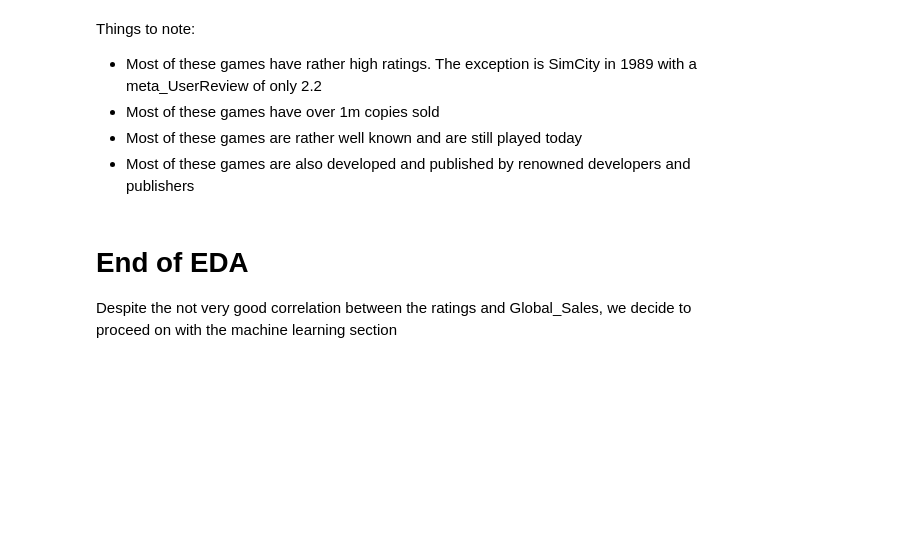
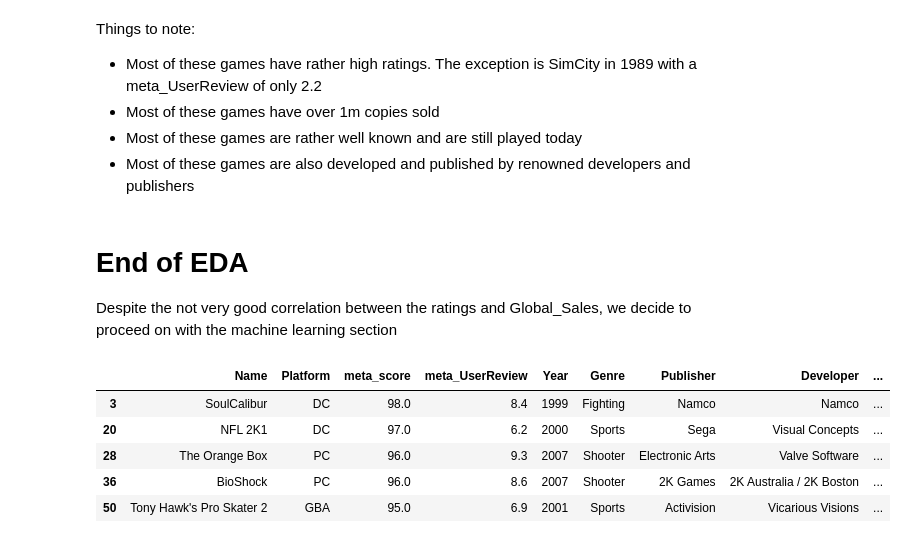
Before and after one commit to Adren98/GAME-SALES-AND-RATINGS-1015-SC3, a Jupyter notebook: EDA_working/EDA.ipynb, the cells around one changed output. Saved outputs shown, nothing was run; the diff lists cells and outputs as text; code cells hidden in the pictures; blank space fills up the shorter version.

```diff
--- a/EDA_working/EDA.ipynb
+++ b/EDA_working/EDA.ipynb
@@ -666,3 +666,12 @@ Things to note:
 # %% [markdown]
 # End of EDA
 Despite the not very good correlation between the ratings and Global_Sales, we decide to proceed on with the machine learning section
+# %%
+data.head()
+# %% [output]
+|  | Name | Platform | meta_score | meta_UserReview | Year | Genre | Publisher | Developer | ... |
+| 3 | SoulCalibur | DC | 98.0 | 8.4 | 1999 | Fighting | Namco | Namco | ... |
+| 20 | NFL 2K1 | DC | 97.0 | 6.2 | 2000 | Sports | Sega | Visual Concepts | ... |
+| 28 | The Orange Box | PC | 96.0 | 9.3 | 2007 | Shooter | Electronic Arts | Valve Software | ... |
+| 36 | BioShock | PC | 96.0 | 8.6 | 2007 | Shooter | 2K Games | 2K Australia / 2K Boston | ... |
+| 50 | Tony Hawk's Pro Skater 2 | GBA | 95.0 | 6.9 | 2001 | Sports | Activision | Vicarious Visions | ... |
```
Also changed, not shown: parts of 3 cells of this notebook, 1 other file.
